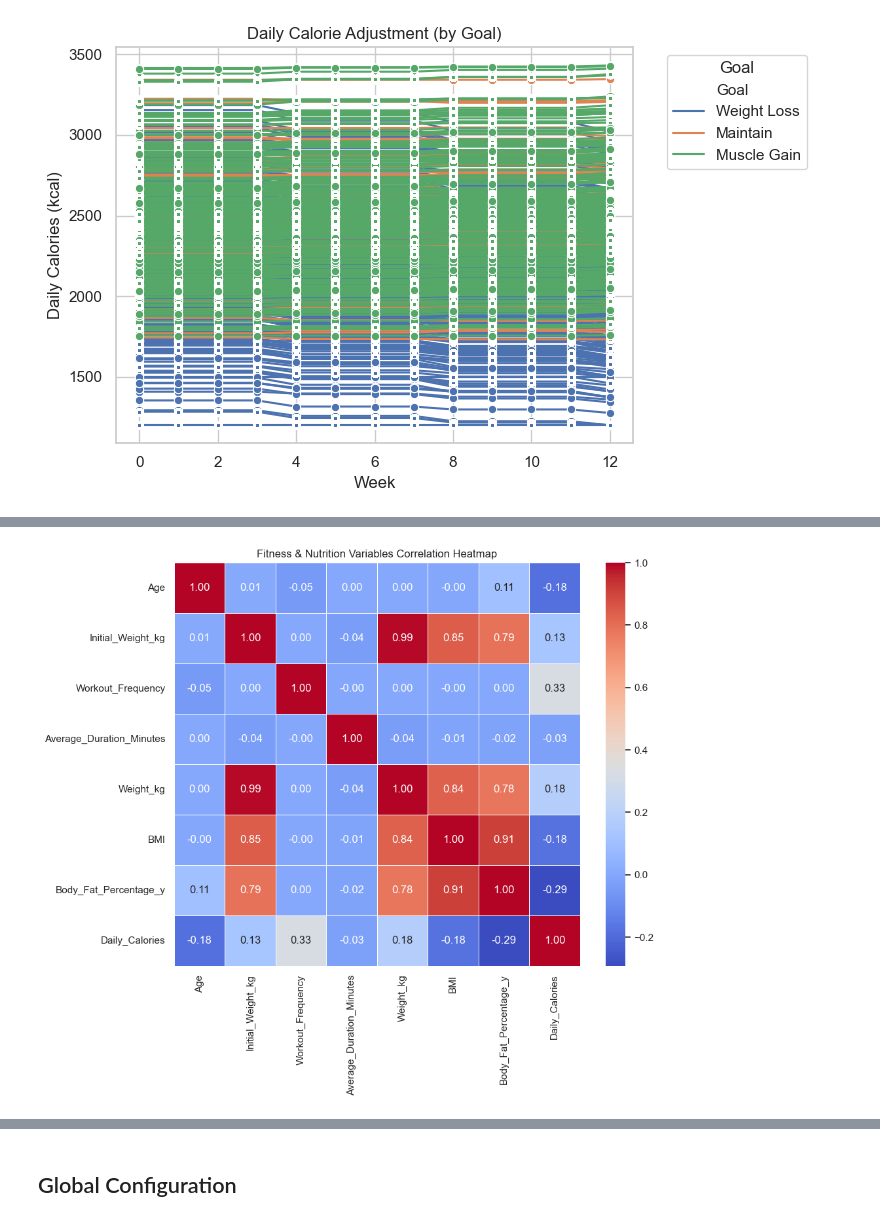
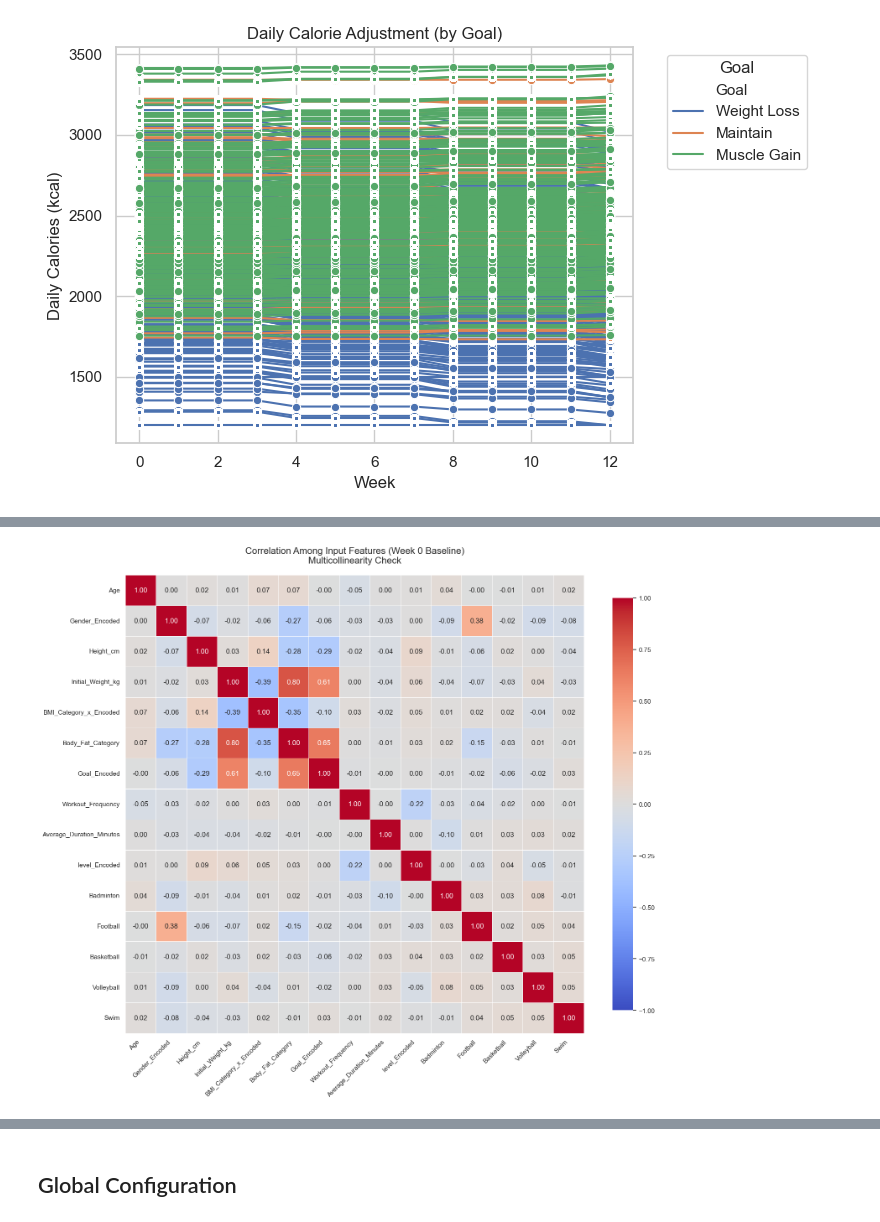
Before and after one commit to crisvito/viktorifit-ml, a Jupyter notebook: notebooks/models/modeling_dataset_progress.ipynb, the cells around one changed output, grey strips where cells are left out. Saved outputs shown, nothing was run; the diff lists cells and outputs as text; code cells hidden in the pictures.

Commit message:
add: correlatiion matrix and fix some bugs with eda

```diff
--- a/notebooks/models/modeling_dataset_progress.ipynb
+++ b/notebooks/models/modeling_dataset_progress.ipynb
@@ -114,12 +245,80 @@ plt.show()
 # %%
-# 5. NUMERICAL VARIABLES CORRELATION
-cols_to_corr = ['Age', 'Initial_Weight_kg', 'Workout_Frequency', 'Average_Duration_Minutes',
-                'Weight_kg', 'BMI', 'Body_Fat_Percentage_y', 'Daily_Calories']
+# Selected features
+# Mix numerical + encoded categorical
+features_for_corr = [
+    # User Profile (static features)
+    'Age',
+    'Gender_Encoded',  # ← categorical yang sudah di-encode
+    'Height_cm',
+    'Initial_Weight_kg',
+    'BMI_Category_x_Encoded',  # ← categorical encoded
 
-plt.figure(figsize=(10, 8))
-corr_matrix = df[cols_to_corr].corr()
-sns.heatmap(corr_matrix, annot=True, cmap='coolwarm', fmt='.2f', linewidths=0.5)
-plt.title('Fitness & Nutrition Variables Correlation Heatmap')
+    # Body Composition (dynamic features)
+    'Body_Fat_Category',
+
+    # Lifestyle & Goals (mostly static)
+    'Goal_Encoded',  # ← categorical encoded
+    'Workout_Frequency',
+    'Average_Duration_Minutes',
+    'level_Encoded',  # ← categorical encoded
+
+    # Sports (binary/static)
+    'Badminton', 'Football', 'Basketball', 'Volleyball', 'Swim',
+]
+
+# Filter the coloumn
+available_features = [col for col in features_for_corr if col in df_baseline.columns]
+
+# ========================================
+# STEP 4: Create Correlation Matrix
+# ========================================
+
+plt.figure(figsize=(16, 14))
+corr_matrix = df_baseline[available_features].corr()
+
+# Plot with custom styling
+sns.heatmap(
+    corr_matrix,
+    annot=True,          # show correlation values
+    cmap='coolwarm',     # red = positive, blue = negative
+    fmt='.2f',           # 2 decimal places
+    linewidths=0.5,
+    center=0,            # center colormap at 0
+    vmin=-1, vmax=1,     # correlation range
+    square=True,         # square cells
+    cbar_kws={"shrink": 0.8}
+)
+
+plt.title('Correlation Among Input Features (Week 0 Baseline)\nMulticollinearity Check',
+          fontsize=16, pad=20)
+plt.xticks(rotation=45, ha='right')
+plt.yticks(rotation=0)
+plt.tight_layout()
 plt.show()
+
+# ========================================
+# STEP 5: Print High Correlations
+# ========================================
+
+# Find pairs with |correlation| > 0.7
+high_corr = []
+for i in range(len(corr_matrix.columns)):
+    for j in range(i+1, len(corr_matrix.columns)):
+        corr_val = corr_matrix.iloc[i, j]
+        if abs(corr_val) > 0.7:
+            high_corr.append((
+                corr_matrix.columns[i],
+                corr_matrix.columns[j],
+                corr_val
+            ))
+
+if high_corr:
+    print("\n🚨 HIGH CORRELATIONS DETECTED (|r| > 0.8):")
+    print("-" * 60)
+    for feat1, feat2, corr in sorted(high_corr, key=lambda x: abs(x[2]), reverse=True):
+        emoji = "🔴" if abs(corr) > 0.8 else "🟡"
+        print(f"{emoji} {feat1:30} ↔ {feat2:30} = {corr:+.3f}")
+else:
+    print("\n✅ No severe multicollinearity detected (all |r| < 0.7)")
 # %% [output]
-[figure, old version]
+[figure, new version]
```
Also changed, not shown: parts of 6 cells of this notebook, 5 other files.
